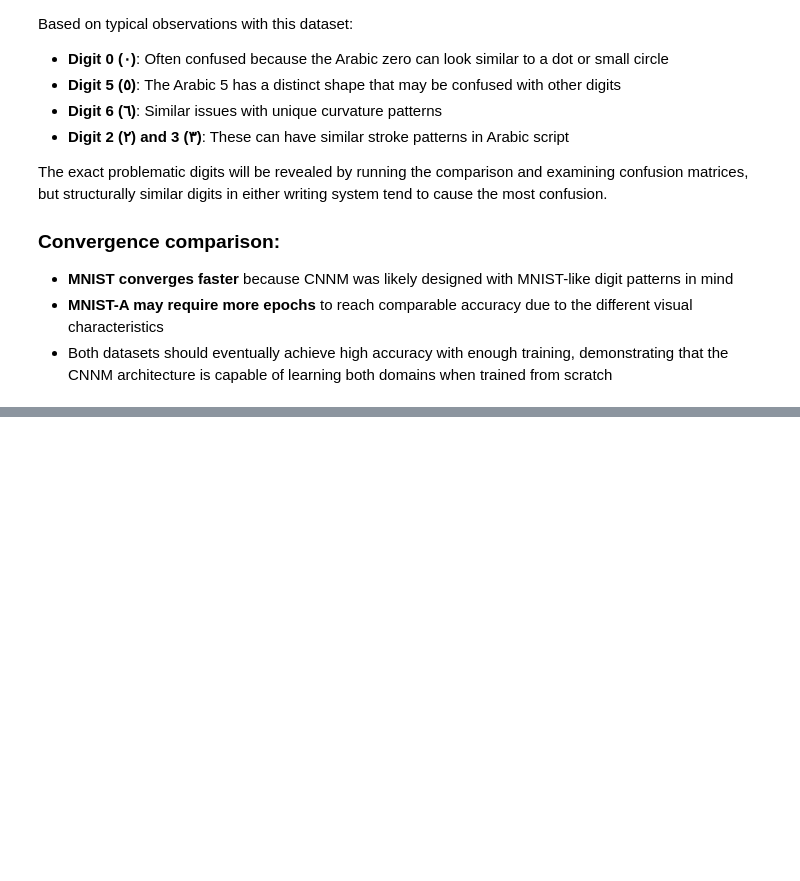
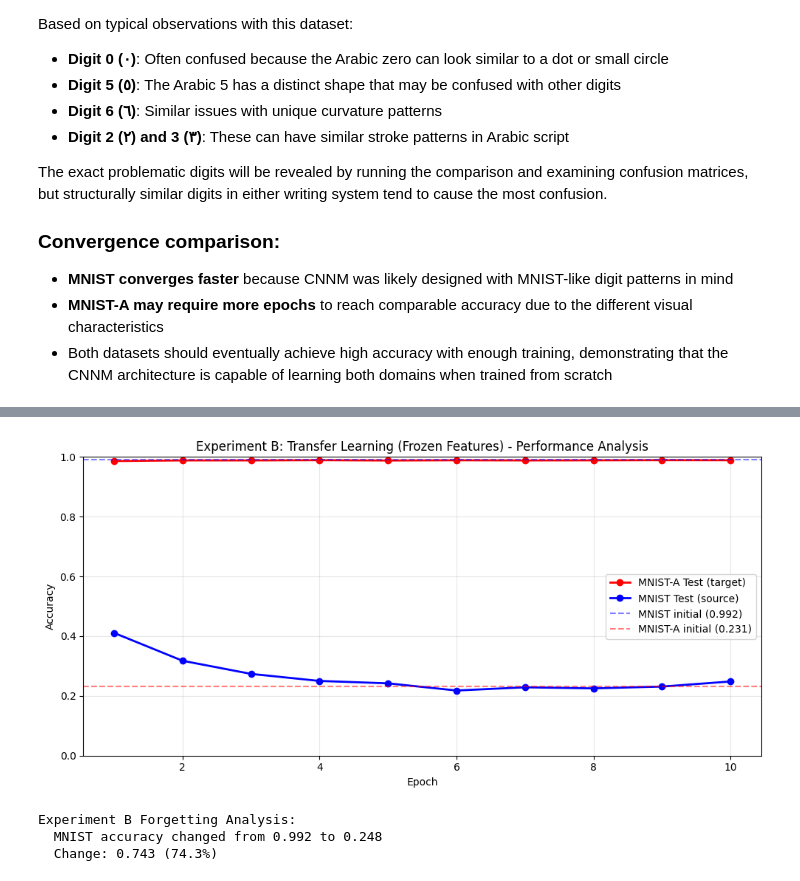
Before and after one commit to InSuperposition/data_science_container, a Jupyter notebook: notebook/exercise_8/mnist_arab_letters.ipynb, the cells around one changed output, grey strips where cells are left out. Cells and saved outputs as stored; diff of their text form; code cells hidden in the pictures; blank space fills up the shorter version.

```diff
--- a/notebook/exercise_8/mnist_arab_letters.ipynb
+++ b/notebook/exercise_8/mnist_arab_letters.ipynb
@@ -834,0 +1065,32 @@ The exact problematic digits will be revealed by running the comparison and exam
+# %%
+# Plot Experiment B: Performance with frozen features
+fig, ax = plt.subplots(figsize=(10, 5))
+
+epochs = [h['epoch'] for h in exp_b_history]
+ax.plot(epochs, [h['mnista_test_acc'] for h in exp_b_history], 'r-o', label='MNIST-A Test (target)', linewidth=2)
+ax.plot(epochs, [h['mnist_test_acc'] for h in exp_b_history], 'b-o', label='MNIST Test (source)', linewidth=2)
+
+# Add initial accuracies as baselines
+ax.axhline(y=mnist_acc_init_b, color='b', linestyle='--', alpha=0.5, label=f'MNIST initial ({mnist_acc_init_b:.3f})')
+ax.axhline(y=mnista_acc_init_b, color='r', linestyle='--', alpha=0.5, label=f'MNIST-A initial ({mnista_acc_init_b:.3f})')
+
+ax.set_xlabel('Epoch')
+ax.set_ylabel('Accuracy')
+ax.set_title('Experiment B: Transfer Learning (Frozen Features) - Performance Analysis')
+ax.legend(loc='center right')
+ax.grid(True, alpha=0.3)
+ax.set_ylim([0.0, 1.0])
+
+plt.tight_layout()
+plt.show()
+
+# Calculate forgetting
+forgetting_b = mnist_acc_init_b - exp_b_history[-1]['mnist_test_acc']
+print("\nExperiment B Forgetting Analysis:")
+print(f"  MNIST accuracy changed from {mnist_acc_init_b:.3f} to {exp_b_history[-1]['mnist_test_acc']:.3f}")
+print(f"  Change: {forgetting_b:.3f} ({forgetting_b*100:.1f}%)")
+# %% [output]
+[figure, added]
+Experiment B Forgetting Analysis:
+  MNIST accuracy changed from 0.992 to 0.248
+  Change: 0.743 (74.3%)
```
Also changed, not shown: parts of 41 cells of this notebook.
